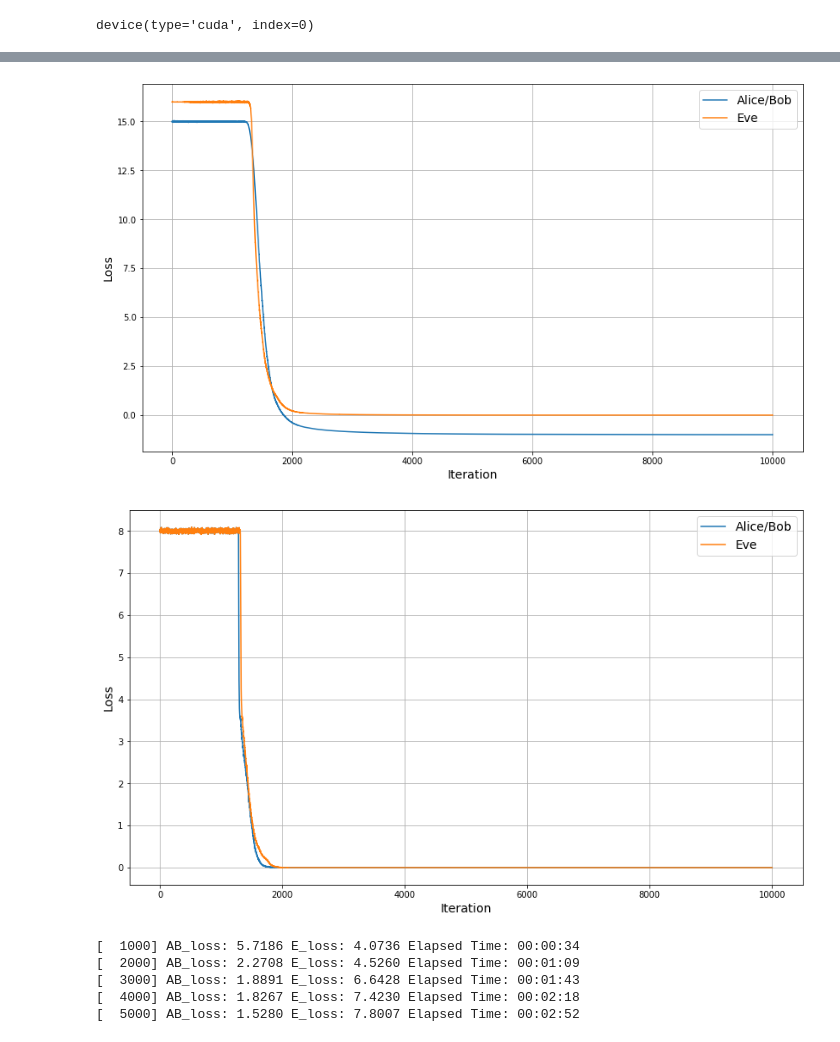
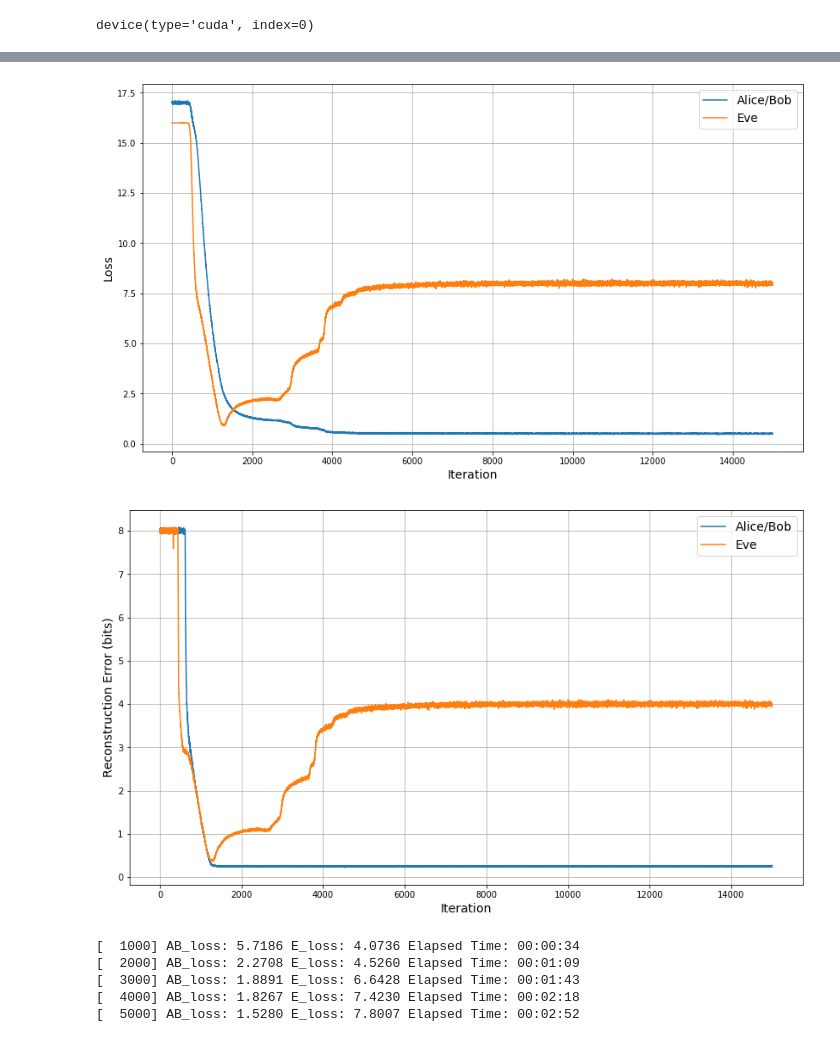
Before and after one commit to wert310/adversarial_neural_crypto, a Jupyter notebook: symmetric_encryption.ipynb, the cells around one changed output, grey strips where cells are left out. Saved outputs shown, nothing was run; the diff lists cells and outputs as text; code cells hidden in the pictures.

```diff
--- a/symmetric_encryption.ipynb
+++ b/symmetric_encryption.ipynb
@@ -140,10 +139,10 @@ ABs, Es, RBs, ERs = train_abe(A,B,E, max_iter=15000)
 # %%
-def plot_abe_losses(ABs, Es):
+def plot_abe_losses(ABs, Es, ylabel="Loss"):
     plt.figure(figsize=(14,8))
     plt.plot(range(1, len(ABs)+1), ABs, label='Alice/Bob')
     plt.plot(range(1, len(Es)+1), Es, label='Eve')
     plt.xlabel("Iteration", fontsize=14)
-    plt.ylabel("Loss", fontsize=14)
+    plt.ylabel(ylabel, fontsize=14)
     plt.legend(fontsize=14)
     plt.grid(True, which='both')
     plt.show()
@@ -189,12 +188,16 @@ E(A(P, K)):
 # %%
-TEST_SIZE = 10000
-B_correct = 0
-E_correct = 0
+def test_BE(A, B, E):
+    TEST_SIZE = 10000
+    B_rec = 0
+    E_rec = 0
 
-for I in range(TEST_SIZE):
-    P, K, C, P_b, P_e = test_enc(A,B,E, debug=False)
-    if reconstruction_error(P, P_b) == 0: B_correct += 1
-    if reconstruction_error(P, P_e) == 0: E_correct += 1
-print ("B: {:.4f}".format(B_correct * 100 / TEST_SIZE))
-print ("E: {:.4f}".format(E_correct * 100 / TEST_SIZE))
+    for I in range(TEST_SIZE):
+        P, K, C, P_b, P_e = test_enc(A,B,E, debug=False)
+        B_rec += reconstruction_error(P, P_b)
+        E_rec += reconstruction_error(P, P_e)
+    return B_rec/TEST_SIZE, E_rec/TEST_SIZE
+
+testB, testE = test_BE(A, B, E)
+print ("B: {:.4f}".format(testB))
+print ("E: {:.4f}".format(testE))
 # %% [output]
@@ -308,11 +335,15 @@ B_1 = ABENet(N, has_key=True).to(DEVICE)
 E_1 = ABENet(N, has_key=False).to(DEVICE)
 
 l1_norm_1 = lambda P1, P: torch.mean( torch.sum( torch.abs(P1 - P), dim=1 ), dim=0 ) # mean of batch
+#l1_norm_1 = nn.L1Loss()
 loss_eve_1 = l1_norm_1
 loss_bob_1 = l1_norm_1
-loss_alicebob_1 = lambda P_bob, P_eve, P: loss_bob_1(P_bob, P) - (((N/2 - loss_eve_1(P_eve, P))**2) / ((N/2)**2))
+
+def loss_alicebob_1(P_bob, P_eve, P):
+    lb = loss_bob_1(P_bob, P)
+    le = (((N/2 - loss_eve_1(P_eve, P))**2) / ((N/2)**2))
+    return lb + le
 
 ABs_1, Es_1, B_error, E_error = train_abe(A_1, B_1, E_1,
-                        max_iter=10000, loss_eve=loss_eve_1, loss_alicebob=loss_alicebob_1)
-#plot_abe_losses(ABs_1, Es_1)
+                        max_iter=15000, loss_eve=loss_eve_1, loss_alicebob=loss_alicebob_1)
 # %% [output]
@@ -329,9 +365,9 @@ ABs_1, Es_1, B_error, E_error = train_abe(A_1, B_1, E_1,
 # %%
 plot_abe_losses(ABs_1, Es_1)
-plot_abe_losses(B_error, E_error)
+plot_abe_losses(B_error, E_error, ylabel="Reconstruction Error (bits)")
 # %% [output]
-[figure, old version]
+[figure, new version]
-[figure, old version]
+[figure, new version]
 # %%
 # Paper Loss function with + sign
 A_2 = ABENet(N, has_key=True).to(DEVICE)
```
Also changed, not shown: parts of 13 cells of this notebook.
